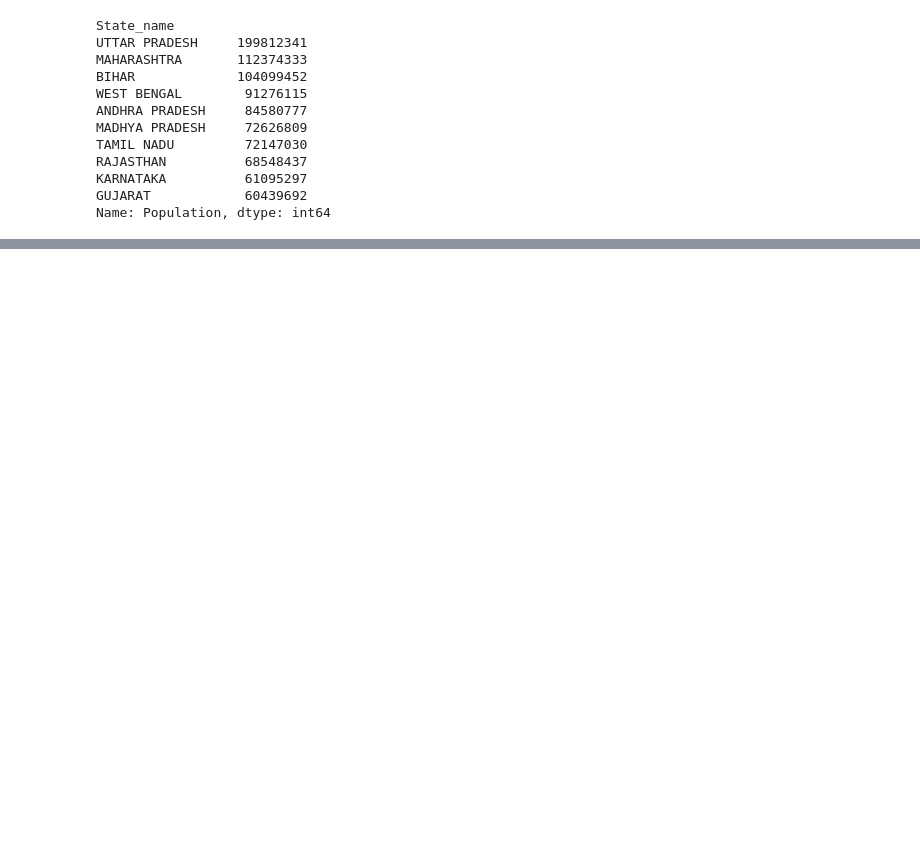
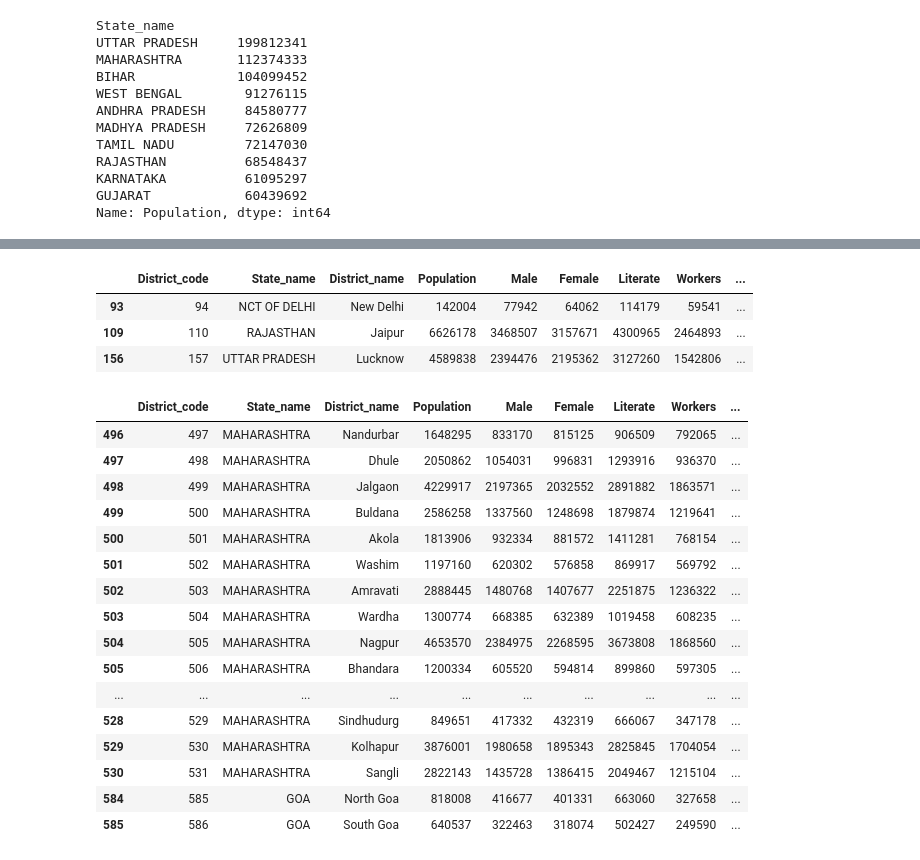
Before and after one commit to komalk98/indiacensus11, a Jupyter notebook: indiacensus.ipynb, the cells around one changed output, grey strips where cells are left out. Cells and saved outputs as stored; diff of their text form; code cells hidden in the pictures; blank space fills up the shorter version.

```diff
--- a/indiacensus.ipynb
+++ b/indiacensus.ipynb
@@ -51,3 +51,5 @@ RAJASTHAN          68548437
 KARNATAKA          61095297
 GUJARAT            60439692
 Name: Population, dtype: int64
+# %%
+cen.style.set_caption('India Census 2011 DataSet')
@@ -53,0 +58,27 @@ Name: Population, dtype: int64
+# %%
+cen[cen['District_name'].isin(['New Delhi','Lucknow','Jaipur'])]
+# %% [output]
+|  | District_code | State_name | District_name | Population | Male | Female | Literate | Workers | ... |
+| 93 | 94 | NCT OF DELHI | New Delhi | 142004 | 77942 | 64062 | 114179 | 59541 | ... |
+| 109 | 110 | RAJASTHAN | Jaipur | 6626178 | 3468507 | 3157671 | 4300965 | 2464893 | ... |
+| 156 | 157 | UTTAR PRADESH | Lucknow | 4589838 | 2394476 | 2195362 | 3127260 | 1542806 | ... |
+# %%
+cen[cen['State_name'].isin(['MAHARASHTRA','GOA'])]
+# %% [output]
+|  | District_code | State_name | District_name | Population | Male | Female | Literate | Workers | ... |
+| 496 | 497 | MAHARASHTRA | Nandurbar | 1648295 | 833170 | 815125 | 906509 | 792065 | ... |
+| 497 | 498 | MAHARASHTRA | Dhule | 2050862 | 1054031 | 996831 | 1293916 | 936370 | ... |
+| 498 | 499 | MAHARASHTRA | Jalgaon | 4229917 | 2197365 | 2032552 | 2891882 | 1863571 | ... |
+| 499 | 500 | MAHARASHTRA | Buldana | 2586258 | 1337560 | 1248698 | 1879874 | 1219641 | ... |
+| 500 | 501 | MAHARASHTRA | Akola | 1813906 | 932334 | 881572 | 1411281 | 768154 | ... |
+| 501 | 502 | MAHARASHTRA | Washim | 1197160 | 620302 | 576858 | 869917 | 569792 | ... |
+| 502 | 503 | MAHARASHTRA | Amravati | 2888445 | 1480768 | 1407677 | 2251875 | 1236322 | ... |
+| 503 | 504 | MAHARASHTRA | Wardha | 1300774 | 668385 | 632389 | 1019458 | 608235 | ... |
+| 504 | 505 | MAHARASHTRA | Nagpur | 4653570 | 2384975 | 2268595 | 3673808 | 1868560 | ... |
+| 505 | 506 | MAHARASHTRA | Bhandara | 1200334 | 605520 | 594814 | 899860 | 597305 | ... |
+| ... | ... | ... | ... | ... | ... | ... | ... | ... | ... |
+| 528 | 529 | MAHARASHTRA | Sindhudurg | 849651 | 417332 | 432319 | 666067 | 347178 | ... |
+| 529 | 530 | MAHARASHTRA | Kolhapur | 3876001 | 1980658 | 1895343 | 2825845 | 1704054 | ... |
+| 530 | 531 | MAHARASHTRA | Sangli | 2822143 | 1435728 | 1386415 | 2049467 | 1215104 | ... |
+| 584 | 585 | GOA | North Goa | 818008 | 416677 | 401331 | 663060 | 327658 | ... |
+| 585 | 586 | GOA | South Goa | 640537 | 322463 | 318074 | 502427 | 249590 | ... |
```
Also changed, not shown: parts of 10 cells of this notebook.
